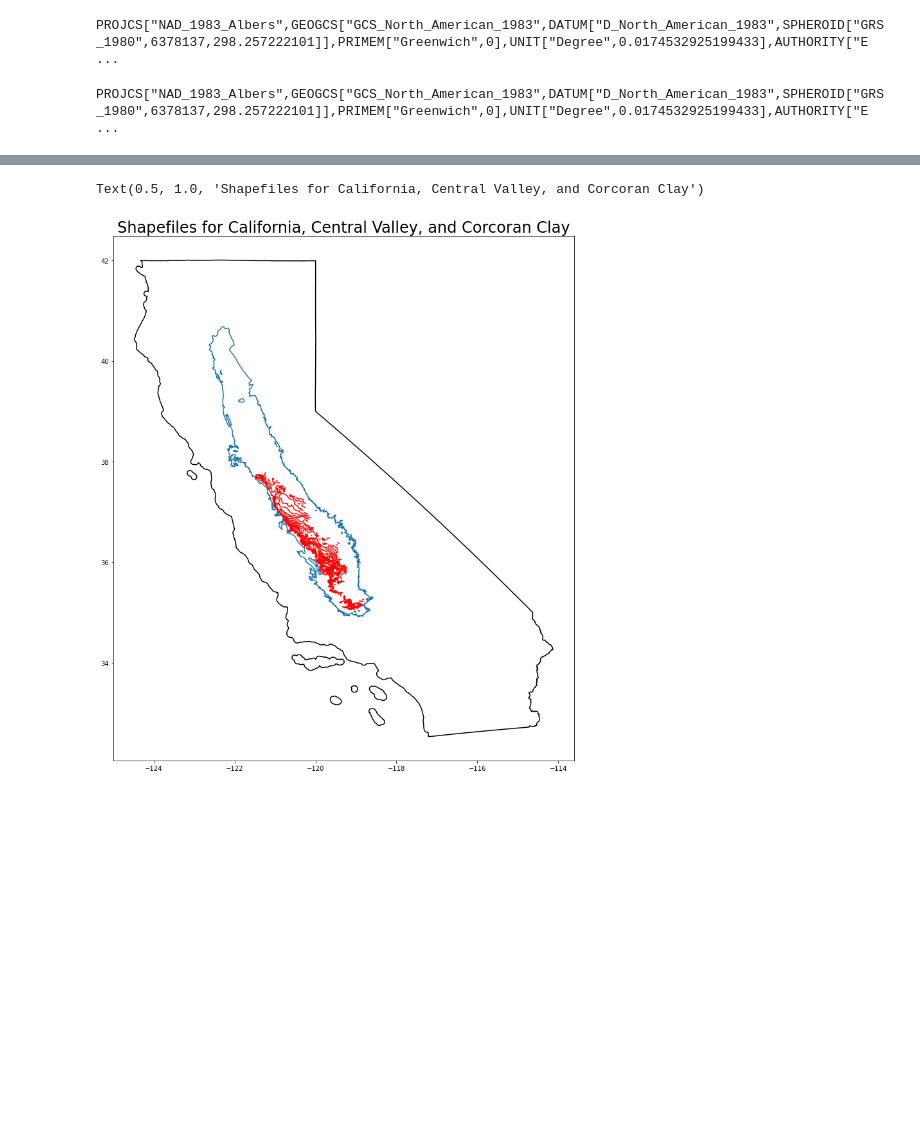
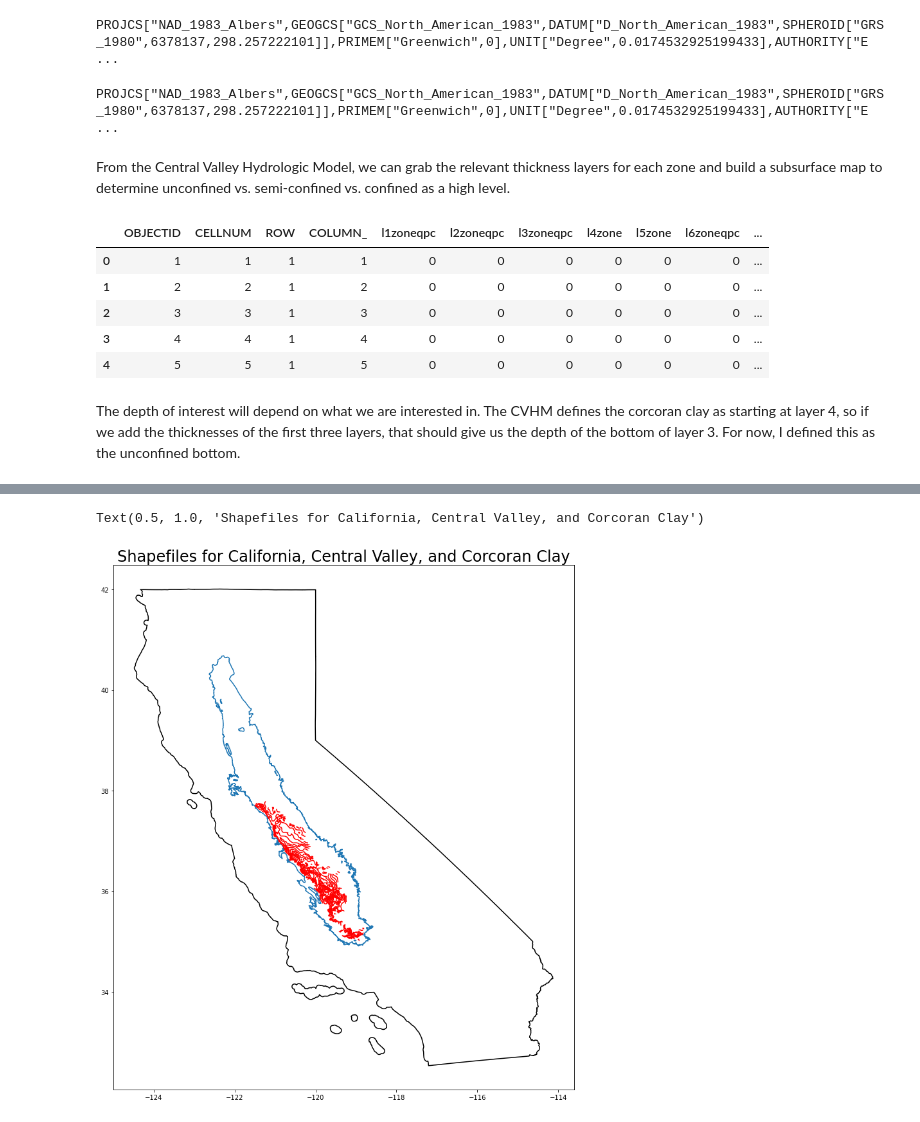
Before and after one commit to envgp/exploring_unconfined_wells, a Jupyter notebook: Well_data_exploration.ipynb, the cells around one changed output, grey strips where cells are left out. Cells and saved outputs as stored; diff of their text form; code cells hidden in the pictures; blank space fills up the shorter version.

Commit message:
Add CVHM files, update exploration notebook

```diff
--- a/Well_data_exploration.ipynb
+++ b/Well_data_exploration.ipynb
@@ -33,3 +55,17 @@ print(CC_map.crs)
 CC_map.to_crs(epsg='4326', inplace=True)
 # %% [output]
 PROJCS["NAD_1983_Albers",GEOGCS["GCS_North_American_1983",DATUM["D_North_American_1983",SPHEROID["GRS_1980",6378137,298.257222101]],PRIMEM["Greenwich",0],UNIT["Degree",0.0174532925199433],AUTHORITY["E ...
+# %% [markdown]
+From the Central Valley Hydrologic Model, we can grab the relevant thickness layers for each zone and build a subsurface map to determine unconfined vs. semi-confined vs. confined as a high level.
+# %%
+zone_map = gpd.read_file('Shapefiles/ZONE.shp')
+zone_map.to_crs(epsg='4326', inplace=True)
+zone_map = zone_map.sort_values(['ROW', 'COLUMN_'], ascending=[True, True])
+zone_map.head()
+# %% [output]
+|  | OBJECTID | CELLNUM | ROW | COLUMN_ | l1zoneqpc | l2zoneqpc | l3zoneqpc | l4zone | l5zone | l6zoneqpc | ... |
+| 0 | 1 | 1 | 1 | 1 | 0 | 0 | 0 | 0 | 0 | 0 | ... |
+| 1 | 2 | 2 | 1 | 2 | 0 | 0 | 0 | 0 | 0 | 0 | ... |
+| 2 | 3 | 3 | 1 | 3 | 0 | 0 | 0 | 0 | 0 | 0 | ... |
+| 3 | 4 | 4 | 1 | 4 | 0 | 0 | 0 | 0 | 0 | 0 | ... |
+| 4 | 5 | 5 | 1 | 5 | 0 | 0 | 0 | 0 | 0 | 0 | ... |
@@ -35,0 +96,2 @@ PROJCS["NAD_1983_Albers",GEOGCS["GCS_North_American_1983",DATUM["D_North_America
+# %% [markdown]
+The depth of interest will depend on what we are interested in. The CVHM defines the corcoran clay as starting at layer 4, so if we add the thicknesses of the first three layers, that should give us the depth of the bottom of layer 3. For now, I defined this as the unconfined bottom.
```
Also changed, not shown: parts of 48 cells of this notebook, 32 other files.
